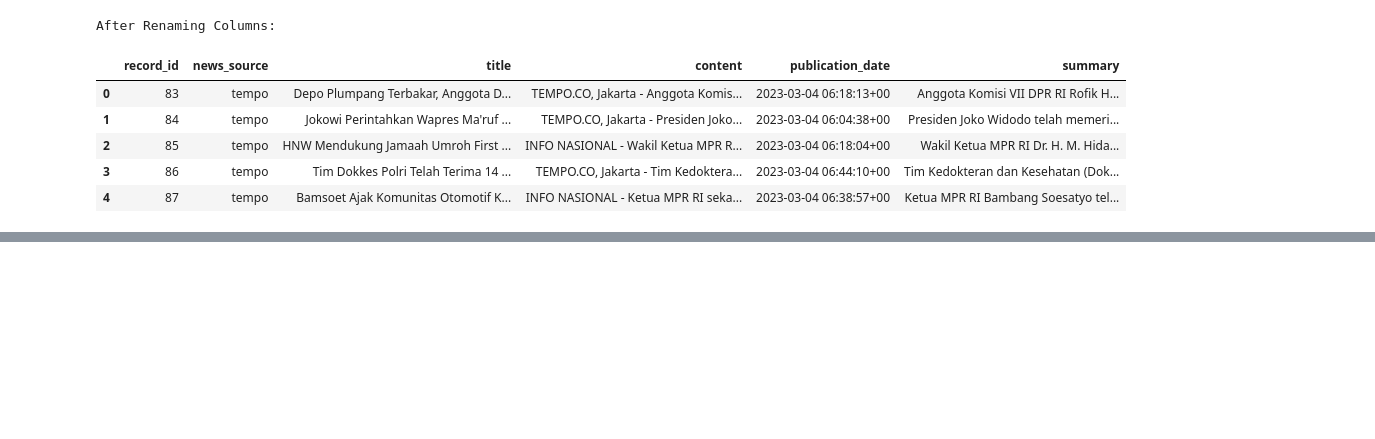
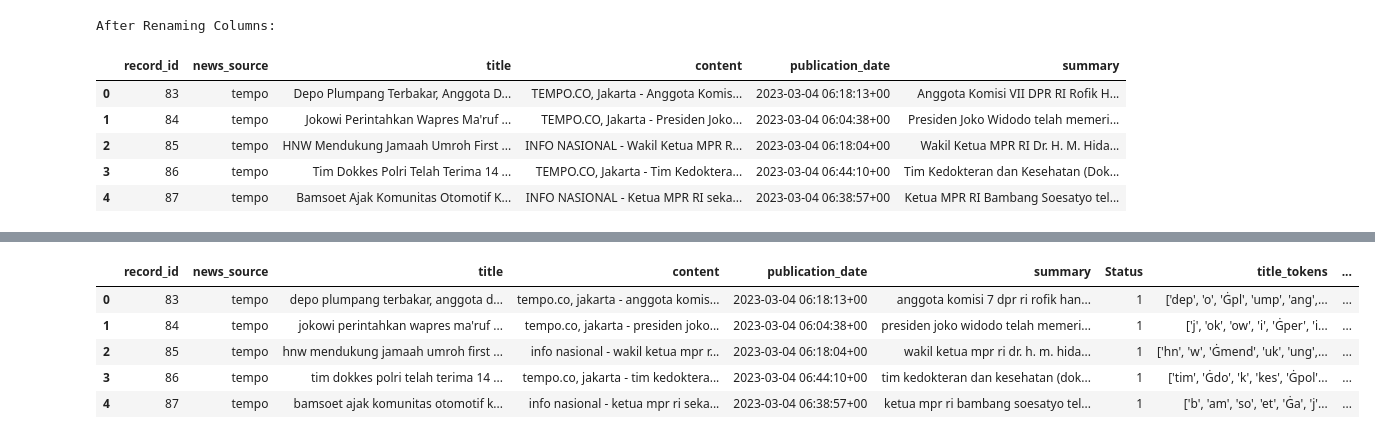
Before and after one commit to AdyatamaMH/Artificial-Intelligence, a Jupyter notebook: cleaned_data_AI/AINewsData.ipynb, the cells around one changed output, grey strips where cells are left out. Cells and saved outputs as stored; diff of their text form; code cells hidden in the pictures; blank space fills up the shorter version.

Commit message:
Merge Dataset

```diff
--- a/cleaned_data_AI/AINewsData.ipynb
+++ b/cleaned_data_AI/AINewsData.ipynb
@@ -81,0 +170,11 @@ df.to_csv('cleaned_data.csv', index=False)
+# %%
+df_merge = pd.merge(tokenized_df, tokenized_df2, on=['record_id', 'content','Status','title','publication_date','title_token_ids','title_tokens','content_tokens','content_token_ids'], how='outer')
+
+df_merge.head()
+# %% [output]
+|  | record_id | news_source | title | content | publication_date | summary | Status | title_tokens | ... |
+| 0 | 83 | tempo | depo plumpang terbakar, anggota d... | tempo.co, jakarta - anggota komis... | 2023-03-04 06:18:13+00 | anggota komisi 7 dpr ri rofik han... | 1 | ['dep', 'o', 'Ġpl', 'ump', 'ang',... | ... |
+| 1 | 84 | tempo | jokowi perintahkan wapres ma'ruf ... | tempo.co, jakarta - presiden joko... | 2023-03-04 06:04:38+00 | presiden joko widodo telah memeri... | 1 | ['j', 'ok', 'ow', 'i', 'Ġper', 'i... | ... |
+| 2 | 85 | tempo | hnw mendukung jamaah umroh first ... | info nasional - wakil ketua mpr r... | 2023-03-04 06:18:04+00 | wakil ketua mpr ri dr. h. m. hida... | 1 | ['hn', 'w', 'Ġmend', 'uk', 'ung',... | ... |
+| 3 | 86 | tempo | tim dokkes polri telah terima 14 ... | tempo.co, jakarta - tim kedoktera... | 2023-03-04 06:44:10+00 | tim kedokteran dan kesehatan (dok... | 1 | ['tim', 'Ġdo', 'k', 'kes', 'Ġpol'... | ... |
+| 4 | 87 | tempo | bamsoet ajak komunitas otomotif k... | info nasional - ketua mpr ri seka... | 2023-03-04 06:38:57+00 | ketua mpr ri bambang soesatyo tel... | 1 | ['b', 'am', 'so', 'et', 'Ġa', 'j'... | ... |
```
Also changed, not shown: parts of 9 cells of this notebook, 1 other file.
